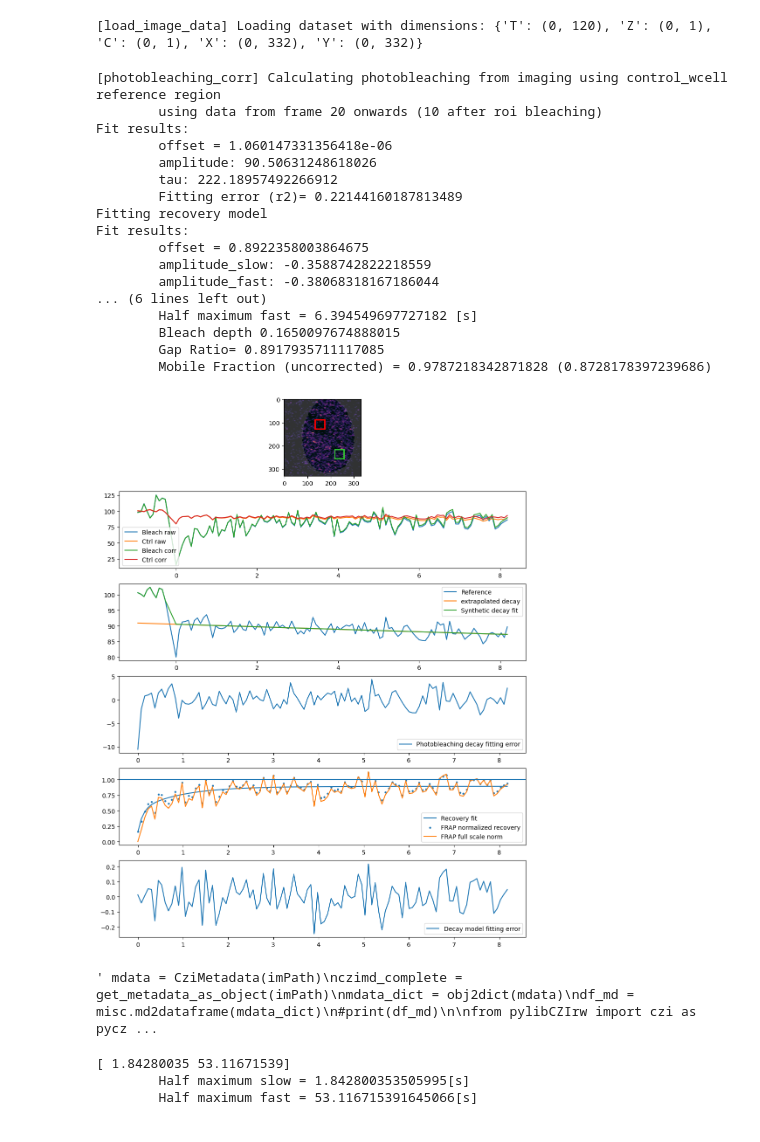
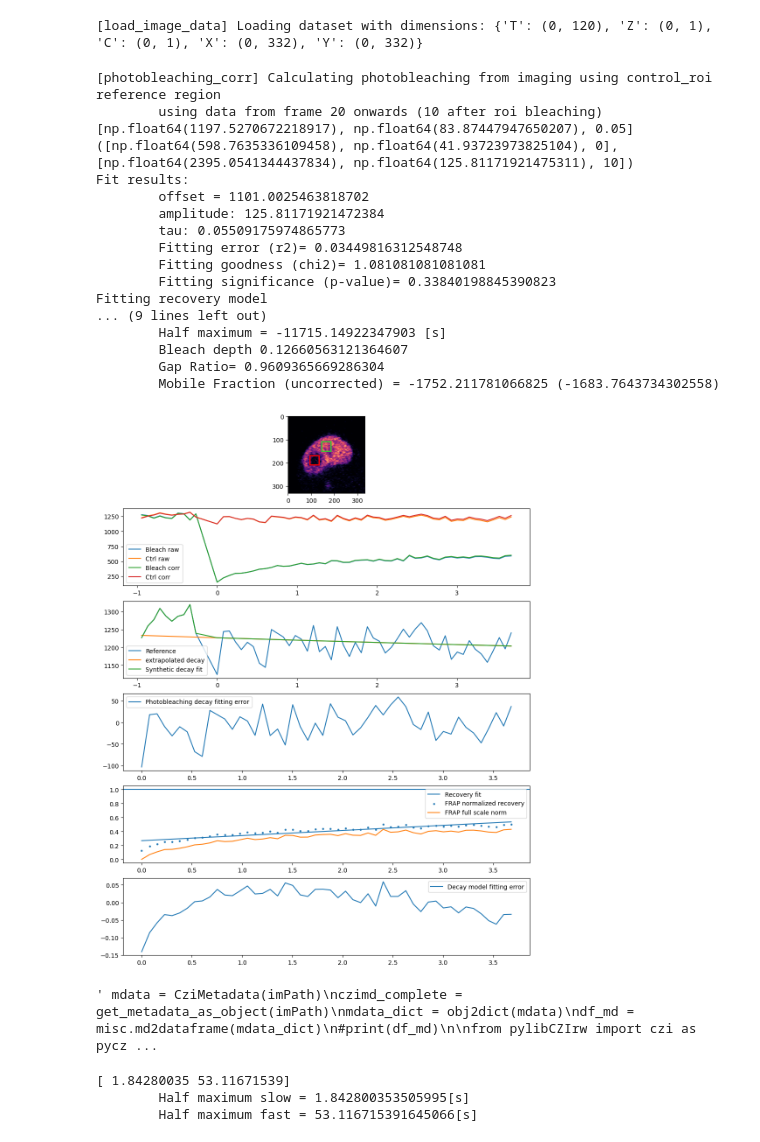
Before and after one commit to amarcosv/FRAP-analysis-younglab, a Jupyter notebook: src/load_test.ipynb, the cells around one changed output. Cells and saved outputs as stored; diff of their text form; code cells hidden in the pictures.

```diff
--- a/src/load_test.ipynb
+++ b/src/load_test.ipynb
@@ -15,11 +15,11 @@ from skimage.color import label2rgb
 imPath = "D:\\Projects\\Shannon\\FRAP analysis\\images\\test\\dish1_ASS1WT_0mMH2O2_0mMNAC-#roi-09-Airyscan Processing-02.czi"
 #imPath = "D:\\Projects\Shannon\\FRAP analysis\\images\\20250115_MeCP2_FRAP_processed\\dish1_MECP2WT-#roi-07-Airyscan Processing-07.czi"
 imPath = "Z:\\Shannon\\20250226_MeCP2\\MUT\\dish7_MECP2MUT-#roi-08-Airyscan Processing-19.czi"
-imPath = "D:\\Projects\\Shannon\\FRAP analysis\\images\\20250115_MeCP2_FRAP_processed\\MUT\\dish2_MECP2MUT-#roi-11-Airyscan Processing-28.czi"
+imPath = "D:\\Projects\\Shannon\\FRAP analysis\\images\\20250115_MeCP2_FRAP_processed\\WT\\dish3_MECP2WT-#roi-05-Airyscan Processing-40.czi"
 
 
-roiData,regions, image, frap_experiment = frap_tools.import_FRAP_data(imPath, True)
-roiData, frap_experiment = frap_tools.run_FRAP_analysis(roiData, frap_experiment, 2)
+roiData,regions, image, frap_experiment = frap_tools.import_FRAP_data(imPath, False)
+roiData, frap_experiment = frap_tools.run_FRAP_analysis(roiData, frap_experiment, 1)
 
 #for region in regions.iterrows():
 #    print(region)
@@ -114,49 +114,49 @@ plt.show()
 
 
 
 """ mdata = CziMetadata(imPath)
 czimd_complete = get_metadata_as_object(imPath)
 mdata_dict = obj2dict(mdata)
 df_md = misc.md2dataframe(mdata_dict)
 #print(df_md)
 
 from pylibCZIrw import czi as pyczi
 
 with pyczi.open_czi(imPath) as czidoc:
     md_xml = czidoc.raw_metadata
     root = ET.fromstring(md_xml)
     #print(md_xml)
 #meta = img.metadata
-print("Parsing metadata")
+print("Parsing metadata")sss
 for child in root:
     print(child.tag, child.attrib)
 #root = meta
 #ome_meta = img.ome_metadata
 #img.data
 for neighbor in root.iter('RegionItem'):
     print(neighbor.attrib)
 
 regions = pd.read_xml(StringIO(md_xml), xpath=".//RegionItem", attrs_only = True, parser="etree")    """
 # %% [output]
 [load_image_data] Loading dataset with dimensions: {'T': (0, 120), 'Z': (0, 1), 'C': (0, 1), 'X': (0, 332), 'Y': (0, 332)}
-[photobleaching_corr] Calculating photobleaching from imaging using control_wcell reference region
+[photobleaching_corr] Calculating photobleaching from imaging using control_roi reference region
         using data from frame 20 onwards (10 after roi bleaching)
+[np.float64(1197.5270672218917), np.float64(83.87447947650207), 0.05]
+([np.float64(598.7635336109458), np.float64(41.93723973825104), 0], [np.float64(2395.0541344437834), np.float64(125.81171921475311), 10])
 Fit results:
-        offset = 1.060147331356418e-06
-        amplitude: 90.50631248618026
-        tau: 222.18957492266912
-        Fitting error (r2)= 0.22144160187813489
+        offset = 1101.0025463818702
+        amplitude: 125.81171921472384
+        tau: 0.05509175974865773
+        Fitting error (r2)= 0.03449816312548748
+        Fitting goodness (chi2)= 1.081081081081081
+        Fitting significance (p-value)= 0.33840198845390823
 Fitting recovery model
-Fit results:
-        offset = 0.8922358003864675
-        amplitude_slow: -0.3588742822218559
-        amplitude_fast: -0.38068318167186044
-... (6 lines left out)
-        Half maximum fast = 6.394549697727182 [s]
-        Bleach depth 0.1650097674888015
-        Gap Ratio= 0.8917935711117085
-        Mobile Fraction (uncorrected) = 0.9787218342871828 (0.8728178397239686)
+... (9 lines left out)
+        Half maximum = -11715.14922347903 [s]
+        Bleach depth 0.12660563121364607
+        Gap Ratio= 0.9609365669286304
+        Mobile Fraction (uncorrected) = -1752.211781066825 (-1683.7643734302558)
-[figure, old version]
+[figure, new version]
 ' mdata = CziMetadata(imPath)\nczimd_complete = get_metadata_as_object(imPath)\nmdata_dict = obj2dict(mdata)\ndf_md = misc.md2dataframe(mdata_dict)\n#print(df_md)\n\nfrom pylibCZIrw import czi as pycz ...
 # %%
 print(frap_experiment['half_max'].item())
```
Also changed, not shown: 3 other files.
